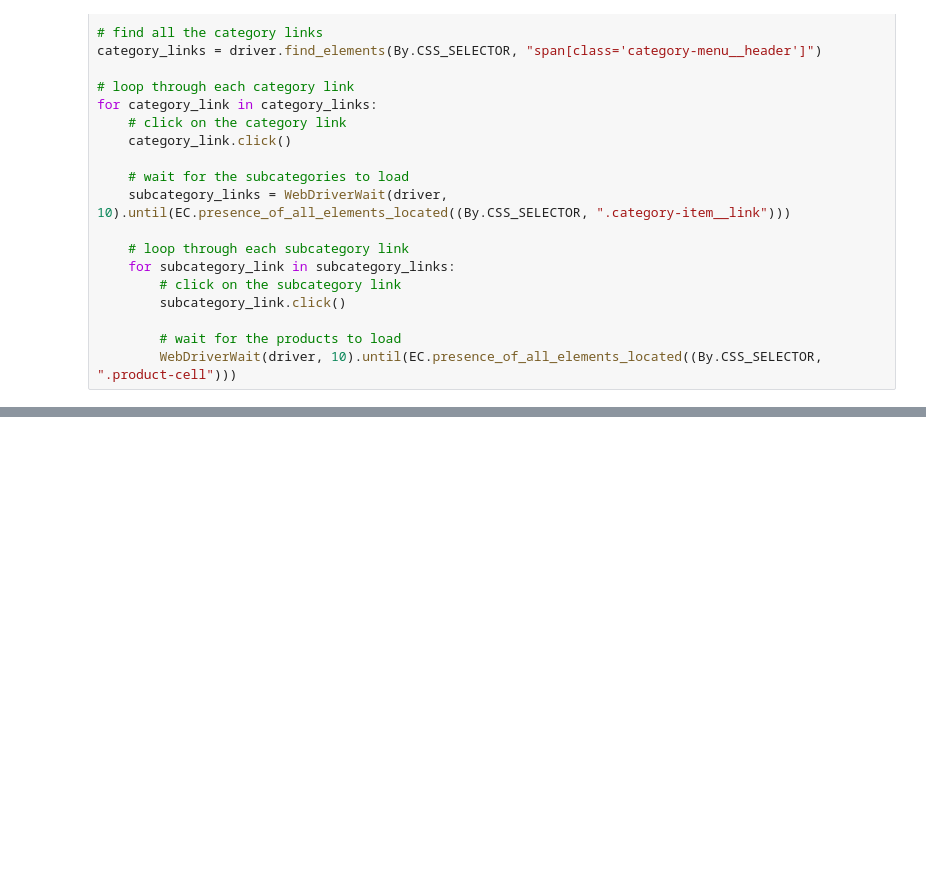
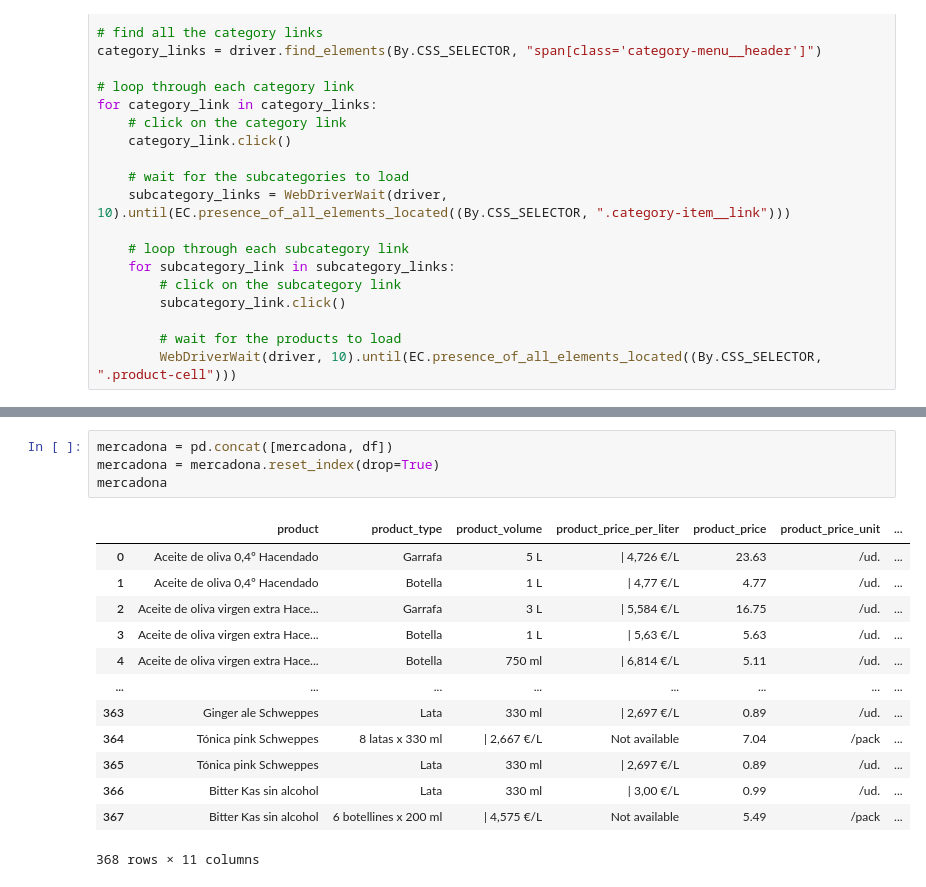
Before and after one commit to castrokike/final_proyect, a Jupyter notebook: scrp_mercadona.ipynb, the cells around one changed output, grey strips where cells are left out. Saved outputs shown, nothing was run; the diff lists cells and outputs as text; blank space fills up the shorter version.

```diff
--- a/scrp_mercadona.ipynb
+++ b/scrp_mercadona.ipynb
@@ -343,0 +399,18 @@ df.tail(50)
+# %%
+mercadona = pd.concat([mercadona, df])
+mercadona = mercadona.reset_index(drop=True)
+mercadona
+# %% [output]
+|  | product | product_type | product_volume | product_price_per_liter | product_price | product_price_unit | ... |
+| 0 | Aceite de oliva 0,4º Hacendado | Garrafa | 5 L | | 4,726 €/L | 23.63 | /ud. | ... |
+| 1 | Aceite de oliva 0,4º Hacendado | Botella | 1 L | | 4,77 €/L | 4.77 | /ud. | ... |
+| 2 | Aceite de oliva virgen extra Hace... | Garrafa | 3 L | | 5,584 €/L | 16.75 | /ud. | ... |
+| 3 | Aceite de oliva virgen extra Hace... | Botella | 1 L | | 5,63 €/L | 5.63 | /ud. | ... |
+| 4 | Aceite de oliva virgen extra Hace... | Botella | 750 ml | | 6,814 €/L | 5.11 | /ud. | ... |
+| ... | ... | ... | ... | ... | ... | ... | ... |
+| 363 | Ginger ale Schweppes | Lata | 330 ml | | 2,697 €/L | 0.89 | /ud. | ... |
+| 364 | Tónica pink Schweppes | 8 latas x 330 ml | | 2,667 €/L | Not available | 7.04 | /pack | ... |
+| 365 | Tónica pink Schweppes | Lata | 330 ml | | 2,697 €/L | 0.89 | /ud. | ... |
+| 366 | Bitter Kas sin alcohol | Lata | 330 ml | | 3,00 €/L | 0.99 | /ud. | ... |
+| 367 | Bitter Kas sin alcohol | 6 botellines x 200 ml | | 4,575 €/L | Not available | 5.49 | /pack | ... |
+368 rows × 11 columns
```
Also changed, not shown: parts of 18 cells of this notebook.
